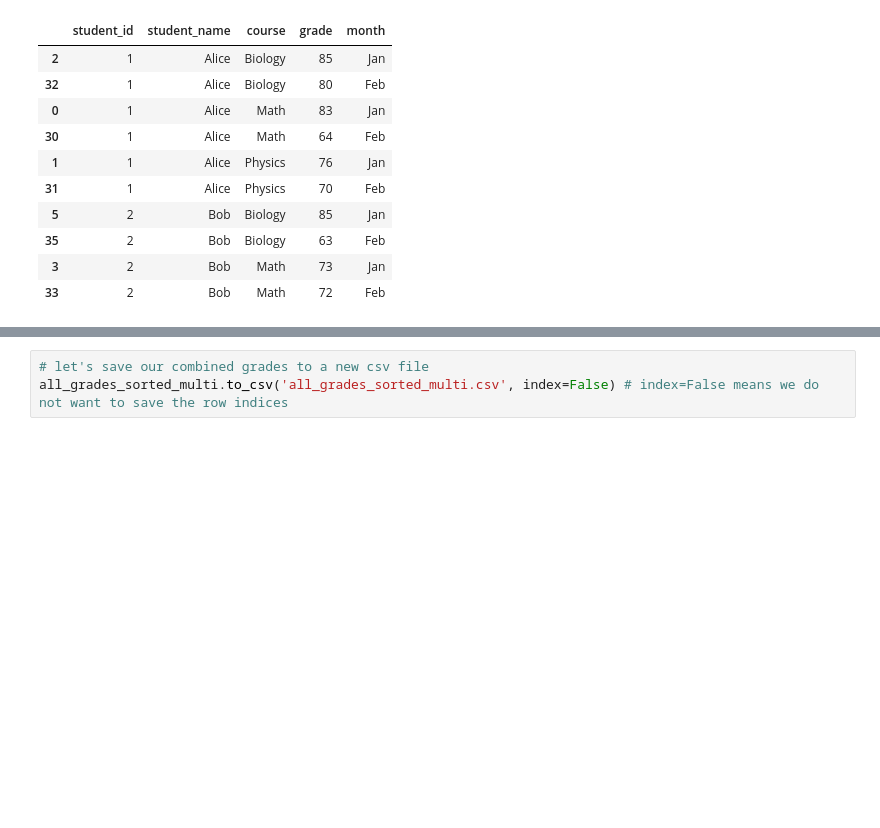
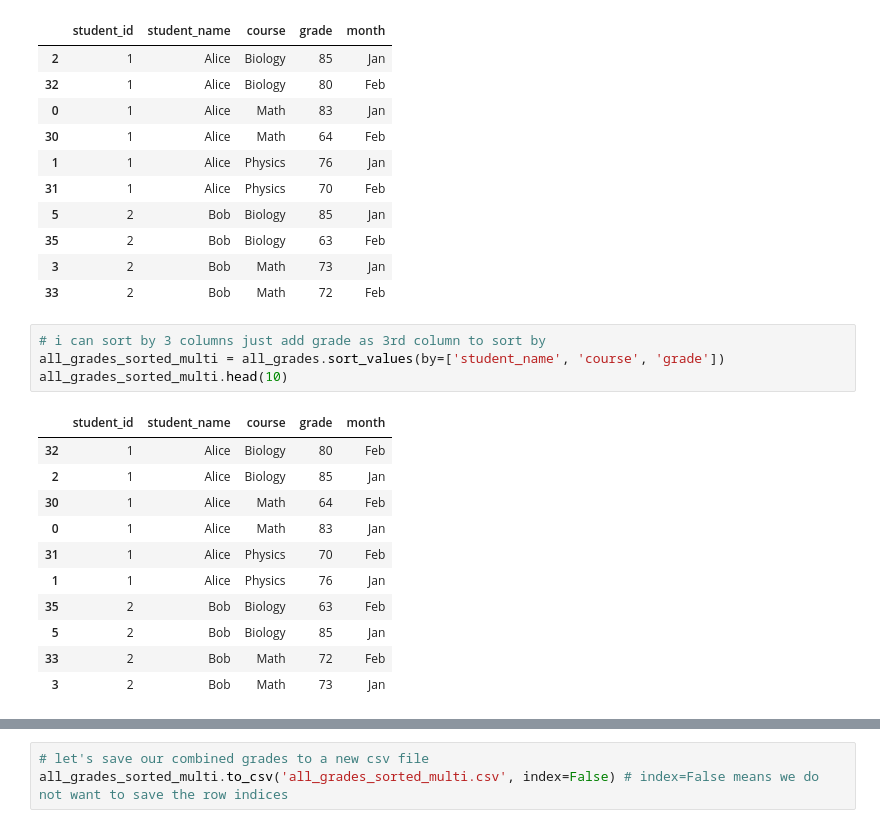
Before and after one commit to ValRCS/RTU_Automating_Tasks_With_Python, a Jupyter notebook: src/topic_4_excel_csv_pandas_sets/student_grades.ipynb, the cells around one changed output, grey strips where cells are left out. Saved outputs shown, nothing was run; the diff lists cells and outputs as text; blank space fills up the shorter version.

```diff
--- a/src/topic_4_excel_csv_pandas_sets/student_grades.ipynb
+++ b/src/topic_4_excel_csv_pandas_sets/student_grades.ipynb
@@ -469,3 +511,19 @@ all_grades_sorted_multi.head(10)
 | 35 | 2 | Bob | Biology | 63 | Feb |
 | 3 | 2 | Bob | Math | 73 | Jan |
 | 33 | 2 | Bob | Math | 72 | Feb |
+# %%
+# i can sort by 3 columns just add grade as 3rd column to sort by
+all_grades_sorted_multi = all_grades.sort_values(by=['student_name', 'course', 'grade'])
+all_grades_sorted_multi.head(10)
+# %% [output]
+|  | student_id | student_name | course | grade | month |
+| 32 | 1 | Alice | Biology | 80 | Feb |
+| 2 | 1 | Alice | Biology | 85 | Jan |
+| 30 | 1 | Alice | Math | 64 | Feb |
+| 0 | 1 | Alice | Math | 83 | Jan |
+| 31 | 1 | Alice | Physics | 70 | Feb |
+| 1 | 1 | Alice | Physics | 76 | Jan |
+| 35 | 2 | Bob | Biology | 63 | Feb |
+| 5 | 2 | Bob | Biology | 85 | Jan |
+| 33 | 2 | Bob | Math | 72 | Feb |
+| 3 | 2 | Bob | Math | 73 | Jan |
```
Also changed, not shown: parts of 30 cells of this notebook.
